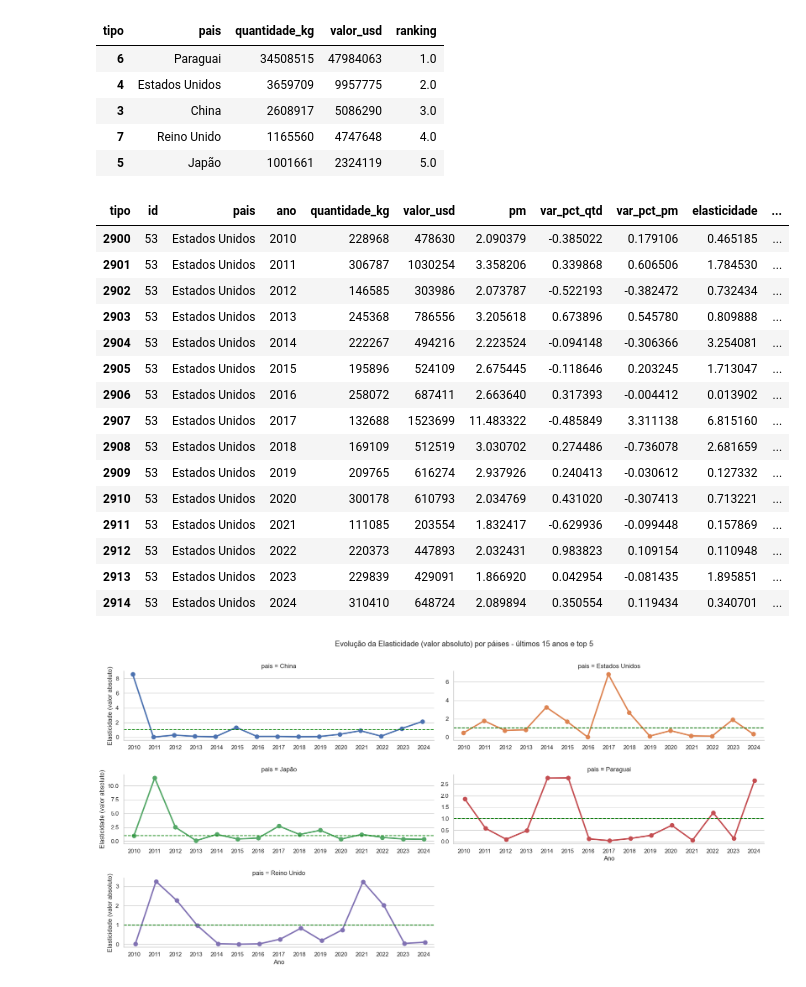
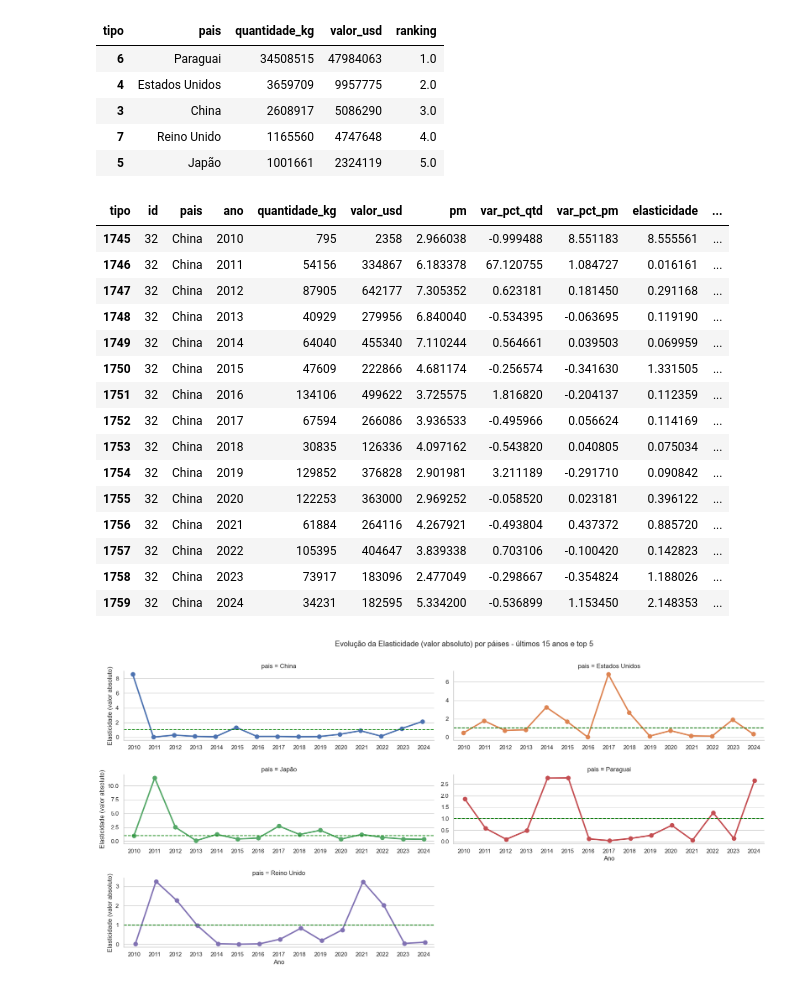
Before and after one commit to RicardViana/fiap-Data-Analysis-and-Exploration, a Jupyter notebook: tech_challenge_fase1.ipynb, the cells around one changed output. Drawn from its saved outputs; the diff is of its cells as text; code cells hidden in the pictures.

```diff
--- a/tech_challenge_fase1.ipynb
+++ b/tech_challenge_fase1.ipynb
@@ -376,49 +376,49 @@ df_vinhos_pm['pm'] = (df_vinhos_pm['valor_usd'] / df_vinhos_pm['quantidade_kg'])
 
 # Calcular a variação da quantidade e do preço
 df_vinhos_pm['var_pct_qtd'] = df_vinhos_pm.groupby('pais')['quantidade_kg'].pct_change() # Calcular a variação
 df_vinhos_pm['var_pct_pm'] = df_vinhos_pm.groupby('pais')['pm'].pct_change() # Calcular a variação
 
 # Calcular a Elasticidade do preço em relação à quantidade
 df_vinhos_pm["elasticidade"] = abs((df_vinhos_pm["var_pct_pm"] / df_vinhos_pm["var_pct_qtd"]))
 
 df_vinhos_pm = df_vinhos_pm.dropna()
 
 # Criar a coluna do tipo de elasticidade
 
 # Condições
 condicoes = [
     df_vinhos_pm["elasticidade"].abs() > 1,
     df_vinhos_pm["elasticidade"].abs() < 1,
     df_vinhos_pm["elasticidade"].abs() == 1
 ]
 
 # Valores associados às condições
 tipos = [
     "Elástica (preço varia muito com a quantidade)",
     "Inelástica (preço varia pouco com a quantidade)",
     "Elasticidade unitária (variação proporcional)"
 ]
 
 # Criar a coluna
 df_vinhos_pm["tipo_elasticidade"] = np.select(condicoes, tipos, default="Não definido")
-df_vinhos_pm.query('pais == "Estados Unidos"')
+df_vinhos_pm.query('pais == "China"')
 # %% [output]
 | tipo | id | pais | ano | quantidade_kg | valor_usd | pm | var_pct_qtd | var_pct_pm | elasticidade | ... |
-| 2900 | 53 | Estados Unidos | 2010 | 228968 | 478630 | 2.090379 | -0.385022 | 0.179106 | 0.465185 | ... |
-| 2901 | 53 | Estados Unidos | 2011 | 306787 | 1030254 | 3.358206 | 0.339868 | 0.606506 | 1.784530 | ... |
-| 2902 | 53 | Estados Unidos | 2012 | 146585 | 303986 | 2.073787 | -0.522193 | -0.382472 | 0.732434 | ... |
-| 2903 | 53 | Estados Unidos | 2013 | 245368 | 786556 | 3.205618 | 0.673896 | 0.545780 | 0.809888 | ... |
-| 2904 | 53 | Estados Unidos | 2014 | 222267 | 494216 | 2.223524 | -0.094148 | -0.306366 | 3.254081 | ... |
-| 2905 | 53 | Estados Unidos | 2015 | 195896 | 524109 | 2.675445 | -0.118646 | 0.203245 | 1.713047 | ... |
-| 2906 | 53 | Estados Unidos | 2016 | 258072 | 687411 | 2.663640 | 0.317393 | -0.004412 | 0.013902 | ... |
-| 2907 | 53 | Estados Unidos | 2017 | 132688 | 1523699 | 11.483322 | -0.485849 | 3.311138 | 6.815160 | ... |
-| 2908 | 53 | Estados Unidos | 2018 | 169109 | 512519 | 3.030702 | 0.274486 | -0.736078 | 2.681659 | ... |
-| 2909 | 53 | Estados Unidos | 2019 | 209765 | 616274 | 2.937926 | 0.240413 | -0.030612 | 0.127332 | ... |
-| 2910 | 53 | Estados Unidos | 2020 | 300178 | 610793 | 2.034769 | 0.431020 | -0.307413 | 0.713221 | ... |
-| 2911 | 53 | Estados Unidos | 2021 | 111085 | 203554 | 1.832417 | -0.629936 | -0.099448 | 0.157869 | ... |
-| 2912 | 53 | Estados Unidos | 2022 | 220373 | 447893 | 2.032431 | 0.983823 | 0.109154 | 0.110948 | ... |
-| 2913 | 53 | Estados Unidos | 2023 | 229839 | 429091 | 1.866920 | 0.042954 | -0.081435 | 1.895851 | ... |
-| 2914 | 53 | Estados Unidos | 2024 | 310410 | 648724 | 2.089894 | 0.350554 | 0.119434 | 0.340701 | ... |
+| 1745 | 32 | China | 2010 | 795 | 2358 | 2.966038 | -0.999488 | 8.551183 | 8.555561 | ... |
+| 1746 | 32 | China | 2011 | 54156 | 334867 | 6.183378 | 67.120755 | 1.084727 | 0.016161 | ... |
+| 1747 | 32 | China | 2012 | 87905 | 642177 | 7.305352 | 0.623181 | 0.181450 | 0.291168 | ... |
+| 1748 | 32 | China | 2013 | 40929 | 279956 | 6.840040 | -0.534395 | -0.063695 | 0.119190 | ... |
+| 1749 | 32 | China | 2014 | 64040 | 455340 | 7.110244 | 0.564661 | 0.039503 | 0.069959 | ... |
+| 1750 | 32 | China | 2015 | 47609 | 222866 | 4.681174 | -0.256574 | -0.341630 | 1.331505 | ... |
+| 1751 | 32 | China | 2016 | 134106 | 499622 | 3.725575 | 1.816820 | -0.204137 | 0.112359 | ... |
+| 1752 | 32 | China | 2017 | 67594 | 266086 | 3.936533 | -0.495966 | 0.056624 | 0.114169 | ... |
+| 1753 | 32 | China | 2018 | 30835 | 126336 | 4.097162 | -0.543820 | 0.040805 | 0.075034 | ... |
+| 1754 | 32 | China | 2019 | 129852 | 376828 | 2.901981 | 3.211189 | -0.291710 | 0.090842 | ... |
+| 1755 | 32 | China | 2020 | 122253 | 363000 | 2.969252 | -0.058520 | 0.023181 | 0.396122 | ... |
+| 1756 | 32 | China | 2021 | 61884 | 264116 | 4.267921 | -0.493804 | 0.437372 | 0.885720 | ... |
+| 1757 | 32 | China | 2022 | 105395 | 404647 | 3.839338 | 0.703106 | -0.100420 | 0.142823 | ... |
+| 1758 | 32 | China | 2023 | 73917 | 183096 | 2.477049 | -0.298667 | -0.354824 | 1.188026 | ... |
+| 1759 | 32 | China | 2024 | 34231 | 182595 | 5.334200 | -0.536899 | 1.153450 | 2.148353 | ... |
 # %%
 # Definir o tema
 sns.set_theme(style="whitegrid")
```
Also changed, not shown: parts of 4 cells of this notebook.
